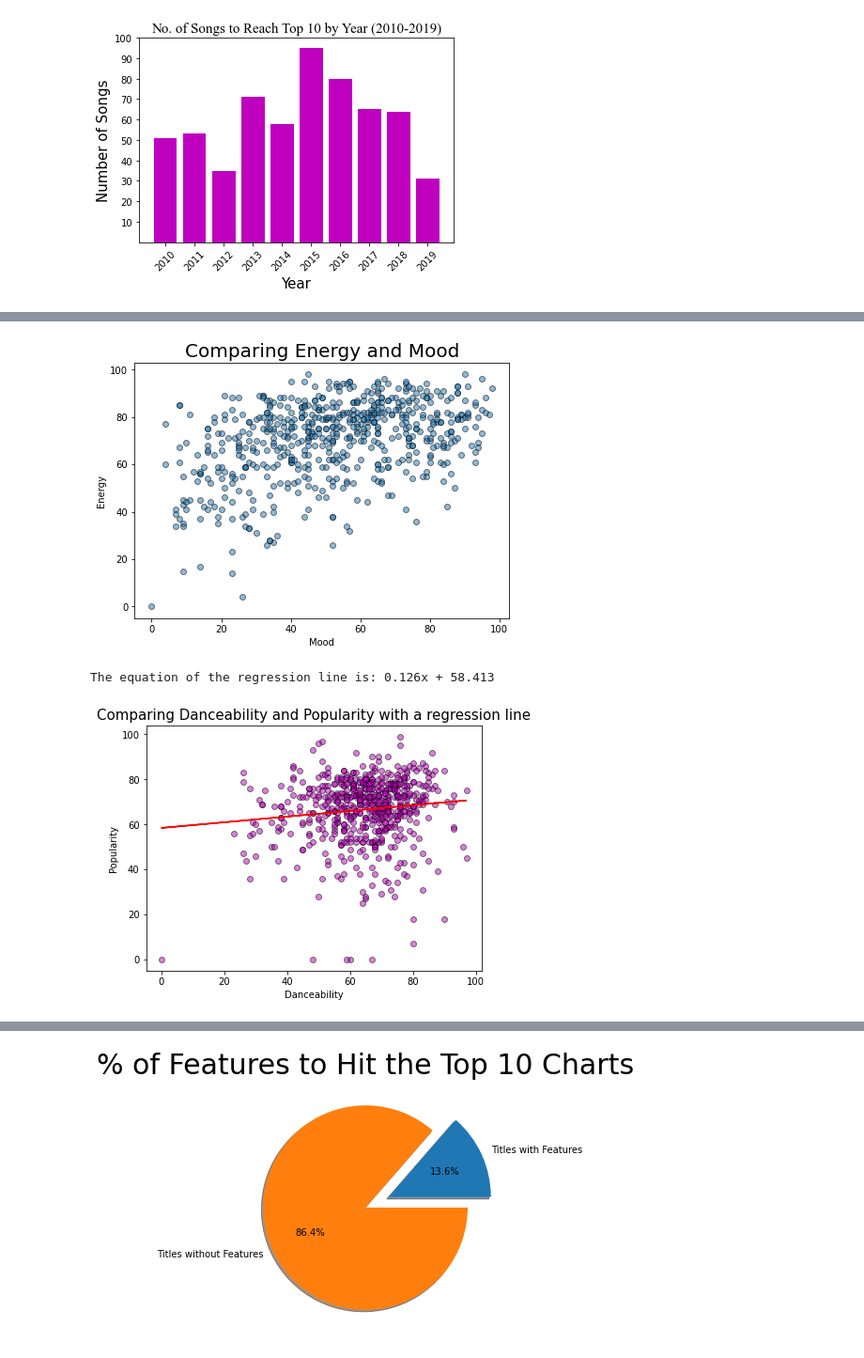
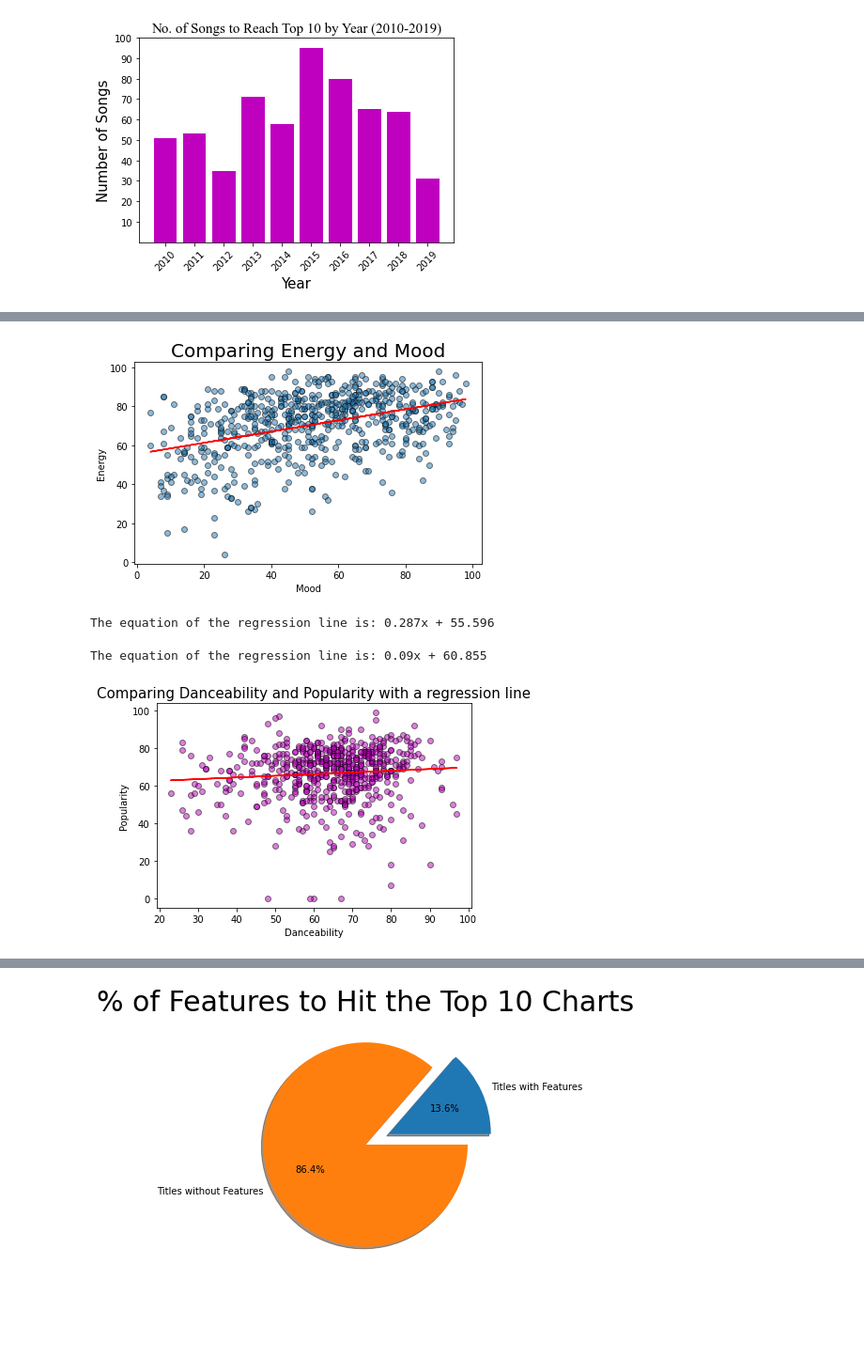
Before and after one commit to jvalliere/CMPS240-final-project, a Jupyter notebook: CMPS240_final_project.ipynb, the cells around one changed output, grey strips where cells are left out. Shown: that part at 94% size. Drawn from its saved outputs; the diff is of its cells as text; code cells hidden in the pictures; blank space fills up the shorter version.

```diff
--- a/CMPS240_final_project.ipynb
+++ b/CMPS240_final_project.ipynb
@@ -47,6 +47,8 @@ memory usage: 70.7+ KB
 top10s['artist'].replace({"BeyoncÃ©":"Beyoncé"}, inplace = True)
 #fix specific title errors
 top10s['title'].replace({"43776":"7/11", "Beauty And A Beat":"Beauty And A Beat (feat. Nicki Minaj)"}, inplace = True)
-
+#remove Adele's song "Million Years Ago" due to missing data
+top10s = top10s.drop(top10s.index[442])
+top10s.info()
 print ("\nPOST-CORRECTIONS:\n", top10s.iloc[297], "\n\n", top10s.iloc[120])
 # %% [output]
@@ -154,14 +160,18 @@ plt.show()
 # %%
-mood = top10s['val']
-energy = top10s['nrgy']
+mood = np.array(top10s['val'])
+energy = np.array(top10s['nrgy'])
 plt.scatter(mood, energy, edgecolor = 'black', linewidth = 1, alpha = 0.5)
+m, b = np.polyfit(mood, energy, 1)
+plt.plot(mood, m*mood + b, 'r')
 plt.xlabel('Mood')
 plt.ylabel('Energy')
 plt.title('Comparing Energy and Mood', fontsize = 20)
 plt.tight_layout()
 plt.show()
+print("The equation of the regression line is: " + str(round(m, 3)) + "x + " + str(round(b, 3)))
 # %% [output]
-[figure, old version]
+[figure, new version]
+The equation of the regression line is: 0.287x + 55.596
 # %%
 x = np.array(top10s['dnce'])
 y = np.array(top10s['pop'])
@@ -173,8 +183,8 @@ plt.ylabel('Popularity')
 plt.title('Comparing Danceability and Popularity with a regression line', fontsize = 15)
 print("The equation of the regression line is: " + str(round(m, 3)) + "x + " + str(round(b, 3)))
 # %% [output]
-The equation of the regression line is: 0.126x + 58.413
+The equation of the regression line is: 0.09x + 60.855
-[figure, old version]
+[figure, new version]
 # %%
 x = np.array(top10s['bpm'])
 y = np.array(top10s['pop'])
```
Also changed, not shown: parts of 11 cells of this notebook.
